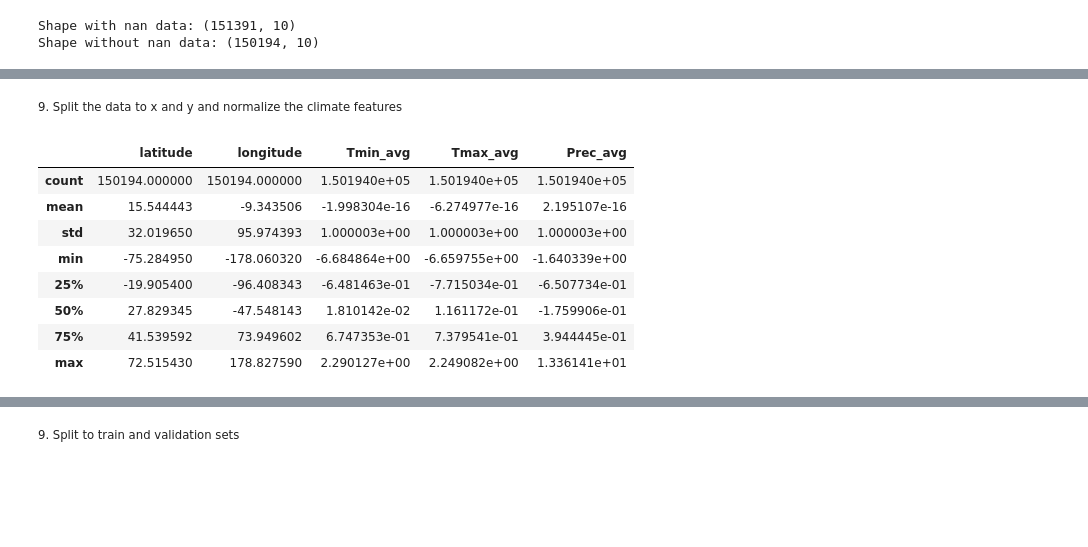
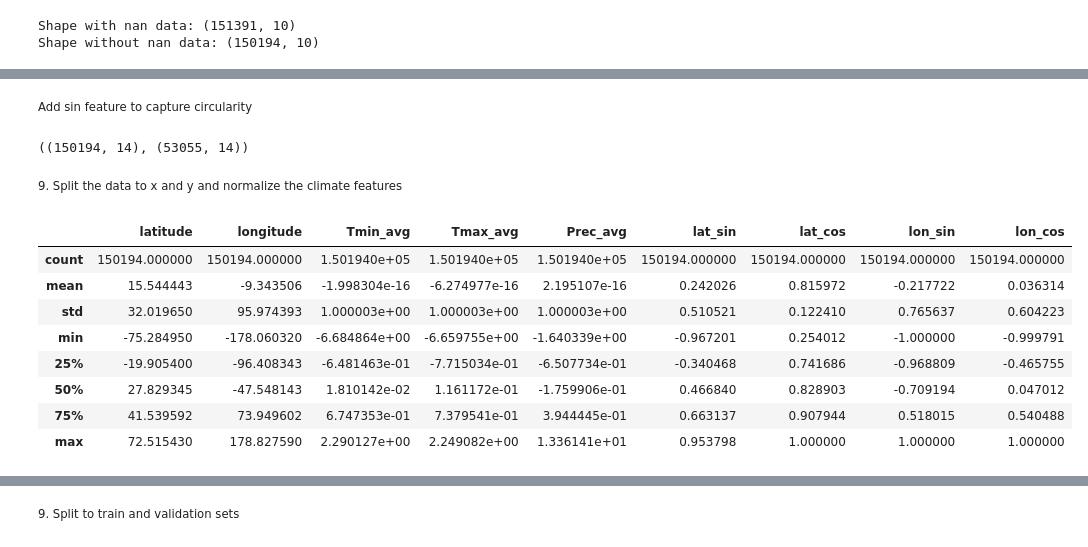
Before and after one commit to hayamikkawi/SpeciesPrediction, a Jupyter notebook: species.miniproc.ipynb, the cells around one changed output, grey strips where cells are left out. Saved outputs shown, nothing was run; the diff lists cells and outputs as text; code cells hidden in the pictures; blank space fills up the shorter version.

```diff
--- a/species.miniproc.ipynb
+++ b/species.miniproc.ipynb
@@ -104,2 +238,2 @@ df.head()
 # %%
-df = pd.read_csv('bird_species_with_climate.csv')
+df = pd.read_csv('bird_species_rerun_with_averaged_climate.csv')
@@ -121,0 +274,7 @@ np.int64(0)
+# %% [markdown]
+<small>Add sin feature to capture circularity</small>
+# %%
+df['lat_sin'] = np.sin(np.deg2rad(df['latitude']))
+df['lat_cos'] = np.cos(np.deg2rad(df['latitude']))
+df['lon_sin'] = np.sin(np.deg2rad(df['longitude']))
+df['lon_cos'] = np.cos(np.deg2rad(df['longitude']))
@@ -122,22 +286,27 @@ np.int64(0)
+# %%
+df.shape, test_df.shape
+# %% [output]
+((150194, 14), (53055, 14))
 # %% [markdown]
 <small>9. Split the data to x and y and normalize the climate features</small>
 # %%
 X_data = df.drop(columns=['taxon_id', 'taxon_name', 'lat_rounded', 'lon_rounded', 'label'])
 y_data = df['label']
 climate_features = ['Tmin_avg', 'Tmax_avg', 'Prec_avg']
 non_scaled_features = ['latitude', 'longitude']
 # scale climate
 scaler = StandardScaler()
+scaler.fit(X_data[climate_features])
 X_scaled = X_data.copy()
-X_scaled[climate_features] = scaler.fit_transform(X_data[climate_features])
+X_scaled[climate_features] = scaler.transform(X_data[climate_features])
 X_scaled.describe()
 # %% [output]
-|  | latitude | longitude | Tmin_avg | Tmax_avg | Prec_avg |
-| count | 150194.000000 | 150194.000000 | 1.501940e+05 | 1.501940e+05 | 1.501940e+05 |
-| mean | 15.544443 | -9.343506 | -1.998304e-16 | -6.274977e-16 | 2.195107e-16 |
-| std | 32.019650 | 95.974393 | 1.000003e+00 | 1.000003e+00 | 1.000003e+00 |
-| min | -75.284950 | -178.060320 | -6.684864e+00 | -6.659755e+00 | -1.640339e+00 |
-| 25% | -19.905400 | -96.408343 | -6.481463e-01 | -7.715034e-01 | -6.507734e-01 |
-| 50% | 27.829345 | -47.548143 | 1.810142e-02 | 1.161172e-01 | -1.759906e-01 |
-| 75% | 41.539592 | 73.949602 | 6.747353e-01 | 7.379541e-01 | 3.944445e-01 |
-| max | 72.515430 | 178.827590 | 2.290127e+00 | 2.249082e+00 | 1.336141e+01 |
+|  | latitude | longitude | Tmin_avg | Tmax_avg | Prec_avg | lat_sin | lat_cos | lon_sin | lon_cos |
+| count | 150194.000000 | 150194.000000 | 1.501940e+05 | 1.501940e+05 | 1.501940e+05 | 150194.000000 | 150194.000000 | 150194.000000 | 150194.000000 |
+| mean | 15.544443 | -9.343506 | -1.998304e-16 | -6.274977e-16 | 2.195107e-16 | 0.242026 | 0.815972 | -0.217722 | 0.036314 |
+| std | 32.019650 | 95.974393 | 1.000003e+00 | 1.000003e+00 | 1.000003e+00 | 0.510521 | 0.122410 | 0.765637 | 0.604223 |
+| min | -75.284950 | -178.060320 | -6.684864e+00 | -6.659755e+00 | -1.640339e+00 | -0.967201 | 0.254012 | -1.000000 | -0.999791 |
+| 25% | -19.905400 | -96.408343 | -6.481463e-01 | -7.715034e-01 | -6.507734e-01 | -0.340468 | 0.741686 | -0.968809 | -0.465755 |
+| 50% | 27.829345 | -47.548143 | 1.810142e-02 | 1.161172e-01 | -1.759906e-01 | 0.466840 | 0.828903 | -0.709194 | 0.047012 |
+| 75% | 41.539592 | 73.949602 | 6.747353e-01 | 7.379541e-01 | 3.944445e-01 | 0.663137 | 0.907944 | 0.518015 | 0.540488 |
+| max | 72.515430 | 178.827590 | 2.290127e+00 | 2.249082e+00 | 1.336141e+01 | 0.953798 | 1.000000 | 1.000000 | 1.000000 |
```
Also changed, not shown: parts of 38 cells of this notebook, 38 other files.
